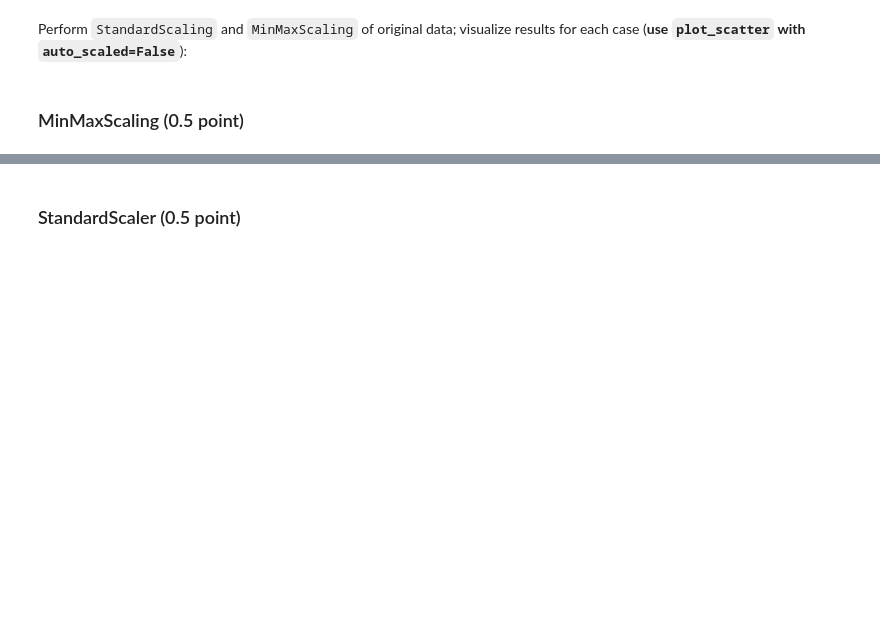
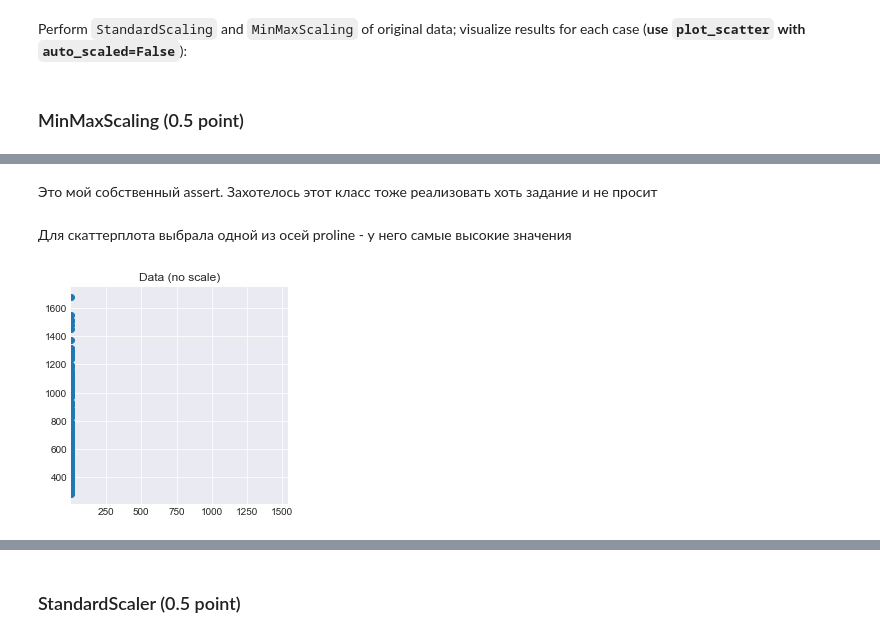
Before and after one commit to zappaz00/6_feature_engineering_selection, a Jupyter notebook: homework.ipynb, the cells around one changed output, grey strips where cells are left out. Cells and saved outputs as stored; diff of their text form; code cells hidden in the pictures; blank space fills up the shorter version.

Commit message:
2е задание
Signed-off-by: Filinova Marina <filinugu@gmail.com>

```diff
--- a/homework.ipynb
+++ b/homework.ipynb
@@ -141,0 +171,3 @@ Perform `StandardScaling` and `MinMaxScaling` of original data; visualize result
+# %%
+np_wine_data = np.array(wine_data)
+np_wine_data
@@ -141,0 +216,2 @@ Perform `StandardScaling` and `MinMaxScaling` of original data; visualize result
+# %% [markdown]
+Это мой собственный assert. Захотелось этот класс тоже реализовать хоть задание и не просит
@@ -141,0 +221,6 @@ Perform `StandardScaling` and `MinMaxScaling` of original data; visualize result
+# %% [markdown]
+Для скаттерплота выбрала одной из осей proline - у него самые высокие значения
+# %%
+plot_scatter(np_wine_data[:, 11], np_wine_data[:, 12], auto_scaled=False , title='Data (no scale)')
+# %% [output]
+[figure, added]
```
Also changed, not shown: parts of 19 cells of this notebook.
